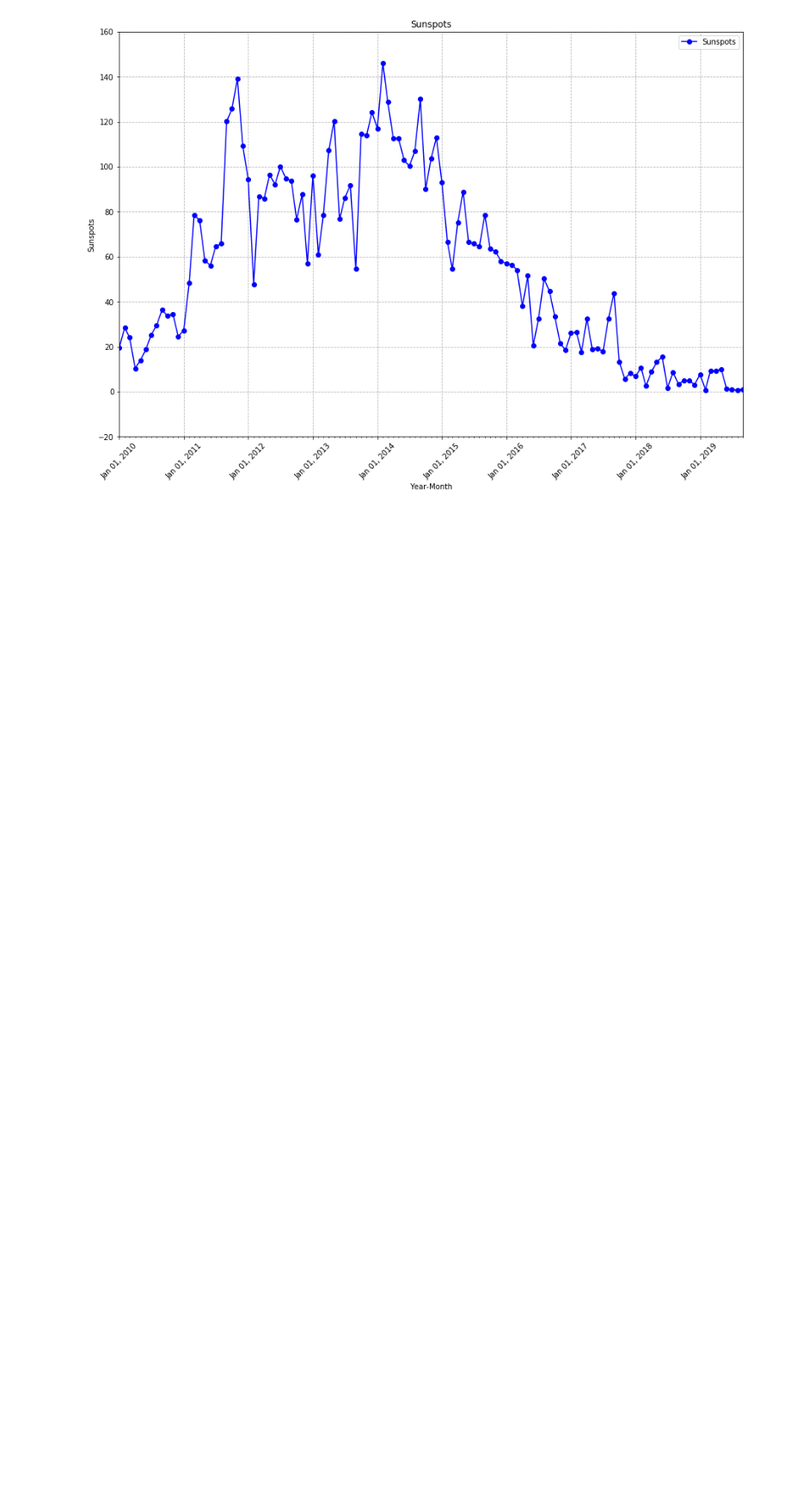
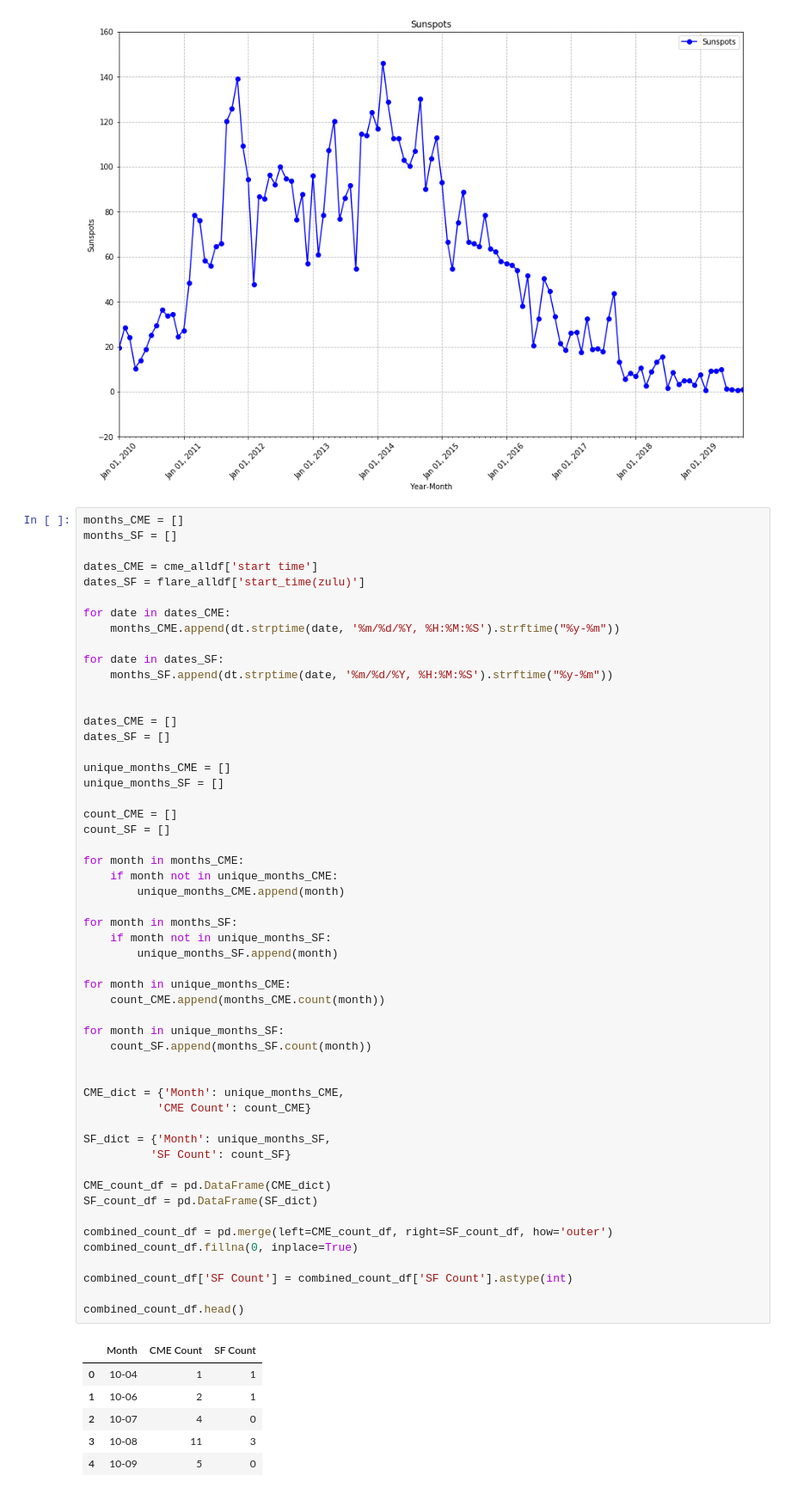
Before and after one commit to rockhound03/Project1, a Jupyter notebook: modules/Final Data Analysis.ipynb, the cells around one changed output. Shown at 86% size. Cells and saved outputs as stored; diff of their text form; blank space fills up the shorter version.

```diff
--- a/modules/Final Data Analysis.ipynb
+++ b/modules/Final Data Analysis.ipynb
@@ -275,3 +275,63 @@ plt.grid(True,linestyle='dashed')
 plt.show()
 # %% [output]
 [figure]
+# %%
+months_CME = []
+months_SF = []
+
+dates_CME = cme_alldf['start time']
+dates_SF = flare_alldf['start_time(zulu)']
+
+for date in dates_CME:
+    months_CME.append(dt.strptime(date, '%m/%d/%Y, %H:%M:%S').strftime("%y-%m"))
+
+for date in dates_SF:
+    months_SF.append(dt.strptime(date, '%m/%d/%Y, %H:%M:%S').strftime("%y-%m"))
+
+
+dates_CME = []
+dates_SF = []
+
+unique_months_CME = []
+unique_months_SF = []
+
+count_CME = []
+count_SF = []
+
+for month in months_CME:
+    if month not in unique_months_CME:
+        unique_months_CME.append(month)
+
+for month in months_SF:
+    if month not in unique_months_SF:
+        unique_months_SF.append(month)
+
+for month in unique_months_CME:
+    count_CME.append(months_CME.count(month))
+
+for month in unique_months_SF:
+    count_SF.append(months_SF.count(month))
+
+
+CME_dict = {'Month': unique_months_CME,
+           'CME Count': count_CME}
+
+SF_dict = {'Month': unique_months_SF,
+          'SF Count': count_SF}
+
+CME_count_df = pd.DataFrame(CME_dict)
+SF_count_df = pd.DataFrame(SF_dict)
+
+combined_count_df = pd.merge(left=CME_count_df, right=SF_count_df, how='outer')
+combined_count_df.fillna(0, inplace=True)
+
+combined_count_df['SF Count'] = combined_count_df['SF Count'].astype(int)
+
+combined_count_df.head()
+# %% [output]
+|  | Month | CME Count | SF Count |
+| 0 | 10-04 | 1 | 1 |
+| 1 | 10-06 | 2 | 1 |
+| 2 | 10-07 | 4 | 0 |
+| 3 | 10-08 | 11 | 3 |
+| 4 | 10-09 | 5 | 0 |
```
Also changed, not shown: parts of 7 cells of this notebook.
